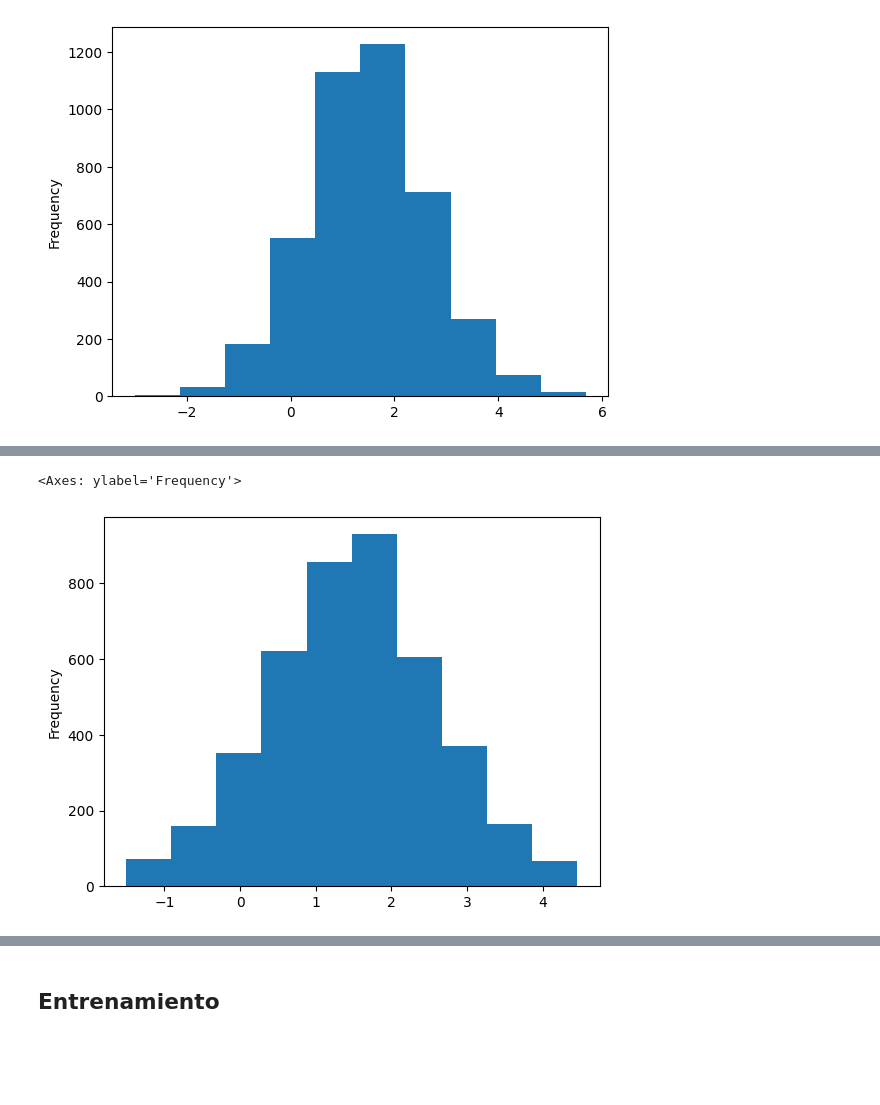
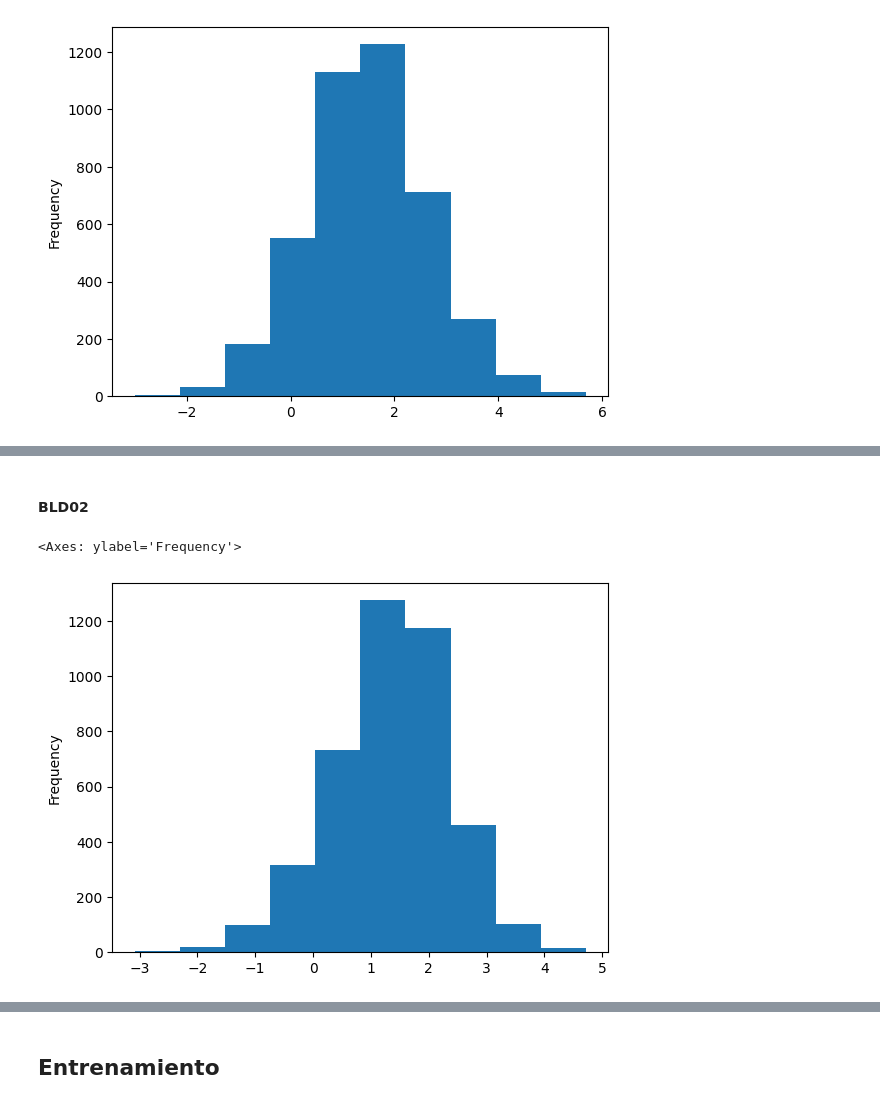
Before and after one commit to facundocarballo/ciencia-datos, a Jupyter notebook: colab.ipynb, the cells around one changed output, grey strips where cells are left out. Cells and saved outputs as stored; diff of their text form; code cells hidden in the pictures; blank space fills up the shorter version.

Commit message:
feat: outliers

```diff
--- a/colab.ipynb
+++ b/colab.ipynb
@@ -198,6 +214,8 @@ df[column_name].plot(kind='hist')
+# %% [markdown]
+#### BLD02
 # %%
-fix_outliers(column_name, df)
+column_name = 'BLD02'
 df[column_name].plot(kind='hist')
 # %% [output]
 <Axes: ylabel='Frequency'>
-[figure, old version]
+[figure, new version]
```
Also changed, not shown: parts of 14 cells of this notebook, 22 other files.
